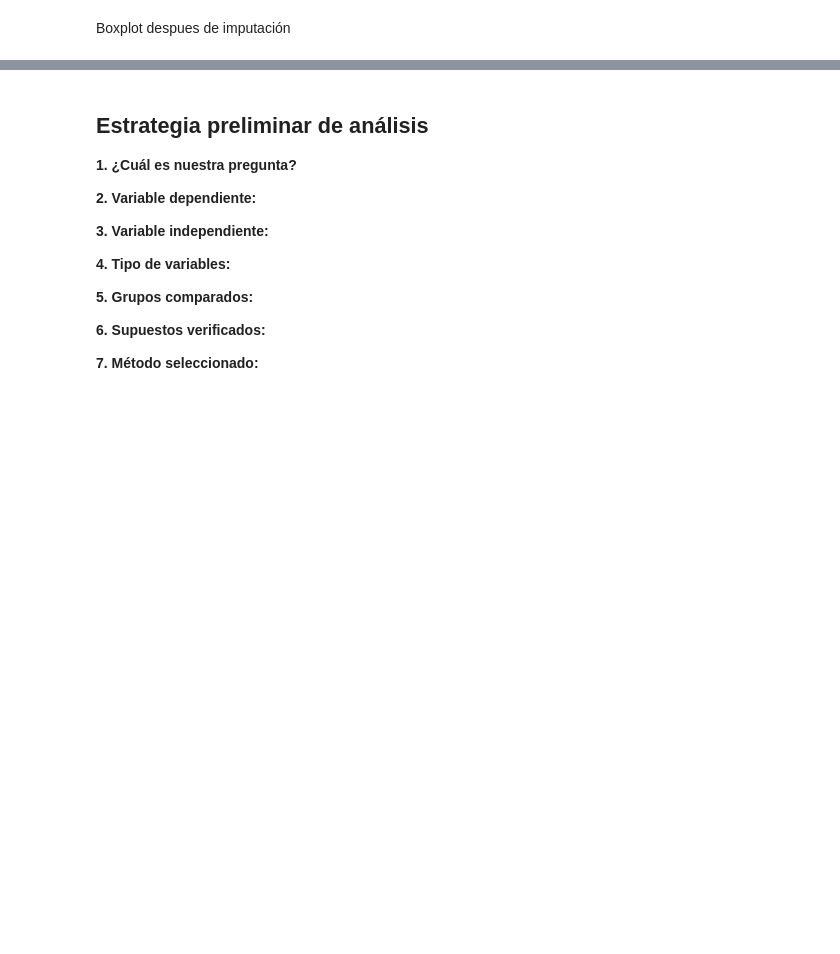
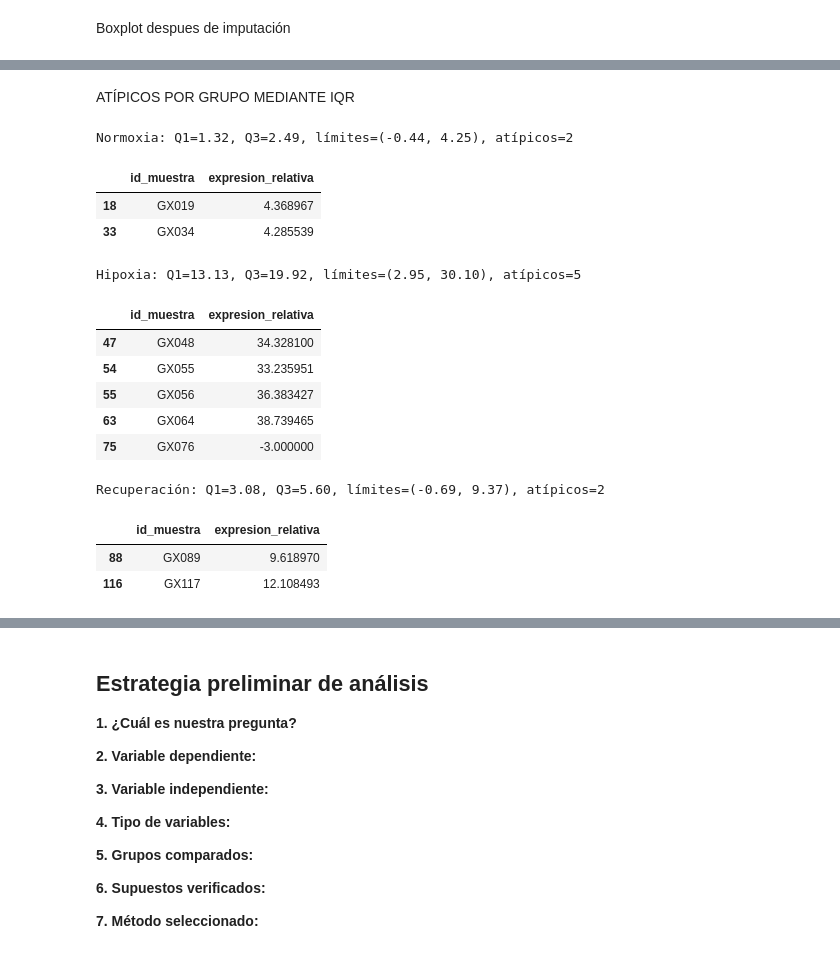
Before and after one commit to Antonyus1204/Proyecto_grupal_BIO218, a Jupyter notebook: Proyecto_grupal_BIO218(version2).ipynb, the cells around one changed output, grey strips where cells are left out. Drawn from its saved outputs; the diff is of its cells as text; code cells hidden in the pictures; blank space fills up the shorter version.

```diff
--- a/Proyecto_grupal_BIO218(version2).ipynb
+++ b/Proyecto_grupal_BIO218(version2).ipynb
@@ -264,0 +268,39 @@ plt.show()
+# %% [markdown]
+ ATÍPICOS POR GRUPO MEDIANTE IQR
+# %%
+# -------------------------------------------------------------
+# CELDA 9. ATÍPICOS POR GRUPO MEDIANTE IQR
+# -------------------------------------------------------------
+# Definimos una función reutilizable para detectar atípicos con la regla del IQR.
+# Visto en Taller EDA Semana 3 (CELDA 13) y Repaso Parcial 1 (CELDA 10).
+def detectar_outliers_iqr(serie):
+    q1 = serie.quantile(0.25)
+    q3 = serie.quantile(0.75)
+    iqr = q3 - q1
+    limite_inferior = q1 - 1.5 * iqr
+    limite_superior = q3 + 1.5 * iqr
+    mascara = (serie < limite_inferior) | (serie > limite_superior)
+    return mascara, q1, q3, iqr, limite_inferior, limite_superior
+
+# Aplicamos la función a cada condición de oxígeno, igual que lo hace el boxplot.
+for grupo in df_limpio["condicion_oxigeno"].unique():
+    x = df_limpio.loc[df_limpio["condicion_oxigeno"] == grupo, "expresion_relativa"]
+    mascara, q1, q3, iqr, li, ls = detectar_outliers_iqr(x)
+    print(f"{grupo}: Q1={q1:.2f}, Q3={q3:.2f}, límites=({li:.2f}, {ls:.2f}), atípicos={mascara.sum()}")
+    display(df_limpio.loc[x[mascara].index, ["id_muestra", "expresion_relativa"]])
+# %% [output]
+Normoxia: Q1=1.32, Q3=2.49, límites=(-0.44, 4.25), atípicos=2
+|  | id_muestra | expresion_relativa |
+| 18 | GX019 | 4.368967 |
+| 33 | GX034 | 4.285539 |
+Hipoxia: Q1=13.13, Q3=19.92, límites=(2.95, 30.10), atípicos=5
+|  | id_muestra | expresion_relativa |
+| 47 | GX048 | 34.328100 |
+| 54 | GX055 | 33.235951 |
+| 55 | GX056 | 36.383427 |
+| 63 | GX064 | 38.739465 |
+| 75 | GX076 | -3.000000 |
+Recuperación: Q1=3.08, Q3=5.60, límites=(-0.69, 9.37), atípicos=2
+|  | id_muestra | expresion_relativa |
+| 88 | GX089 | 9.618970 |
+| 116 | GX117 | 12.108493 |
```
Also changed, not shown: parts of 11 cells of this notebook.
